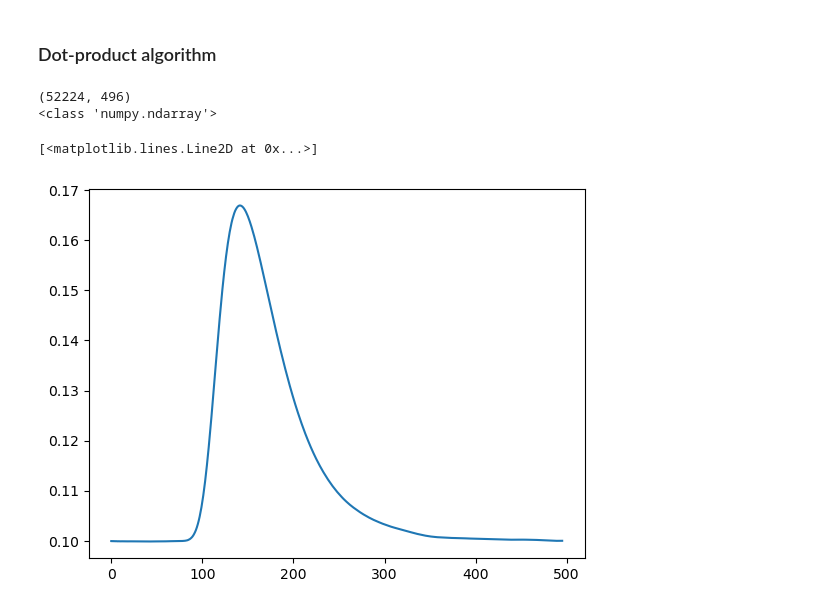
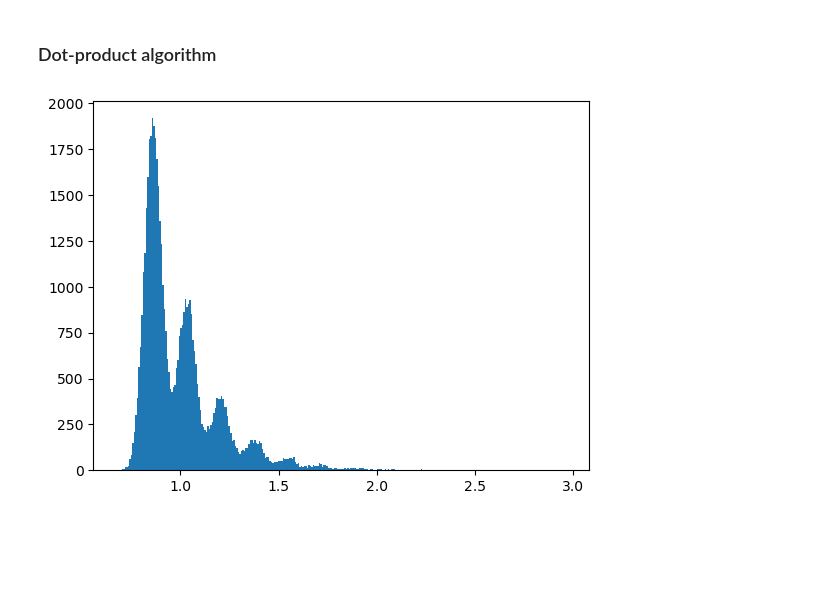
Before and after one commit to polyquantique/Photon-Number-Classification, a Jupyter notebook: AnalyticMeasurement.ipynb, the cells around one changed output. Drawn from its saved outputs; the diff is of its cells as text; code cells hidden in the pictures; blank space fills up the shorter version.

```diff
--- a/AnalyticMeasurement.ipynb
+++ b/AnalyticMeasurement.ipynb
@@ -32,7 +32,7 @@ def custom_dataloader(files):
         folder = f"Datasets/{files}"
         files = listdir(folder)
 
-        TES = np.concatenate([np.load(f"{folder}/{file_name}", allow_pickle=True) for file_name in files])
+        TES = np.concatenate([np.fromfile(f"{folder}/{file_name}", dtype=np.float16).reshape((-1,496)) for file_name in files])
 
         return TES
 # %% [markdown]
@@ -63,28 +63,30 @@ def dot_product_algorithm(dataset, n_average):
     -------
     -
     """
+    dataset = dataset.astype("float64")
+    shape = np.shape(dataset)
+
     # Average all waveforms (2)
     V_mean = np.mean(dataset, axis = 0)
 
     # dot product of each waveform (3)
-    num = np.sum(dataset )
-    n_eff = n_average * num / denum
+    n_eff = n_average * np.sum(V_mean * dataset, axis=1) / np.sum(V_mean * V_mean)
 
-    return V_mean
+    # Sort waveforms
+    argsort = np.argsort(n_eff)
+    sort = np.sort()
+
+    probability = n_average**n * np.exp(-n_average) / np.math.factorial
+
+    clusters = np.split()
+    return n_eff
-# %%
-X = custom_dataloader("Oxford")
-
-print(np.shape(X))
-print(type(X))
-
-V_mean =dot_product_algorithm(X)
-
-plt.plot(V_mean)
-# %% [output]
-(52224, 496)
-<class 'numpy.ndarray'>
-[<matplotlib.lines.Line2D at 0x...>]
-[figure, removed]
+# %%
+X = custom_dataloader("Oxford")
+n_eff = dot_product_algorithm(X, n_average = 1)
+
+pl = plt.hist(n_eff,bins=300)
+# %% [output]
+[figure, added]
 # %%
 
 #area = []
```
Also changed, not shown: 4 other files.
